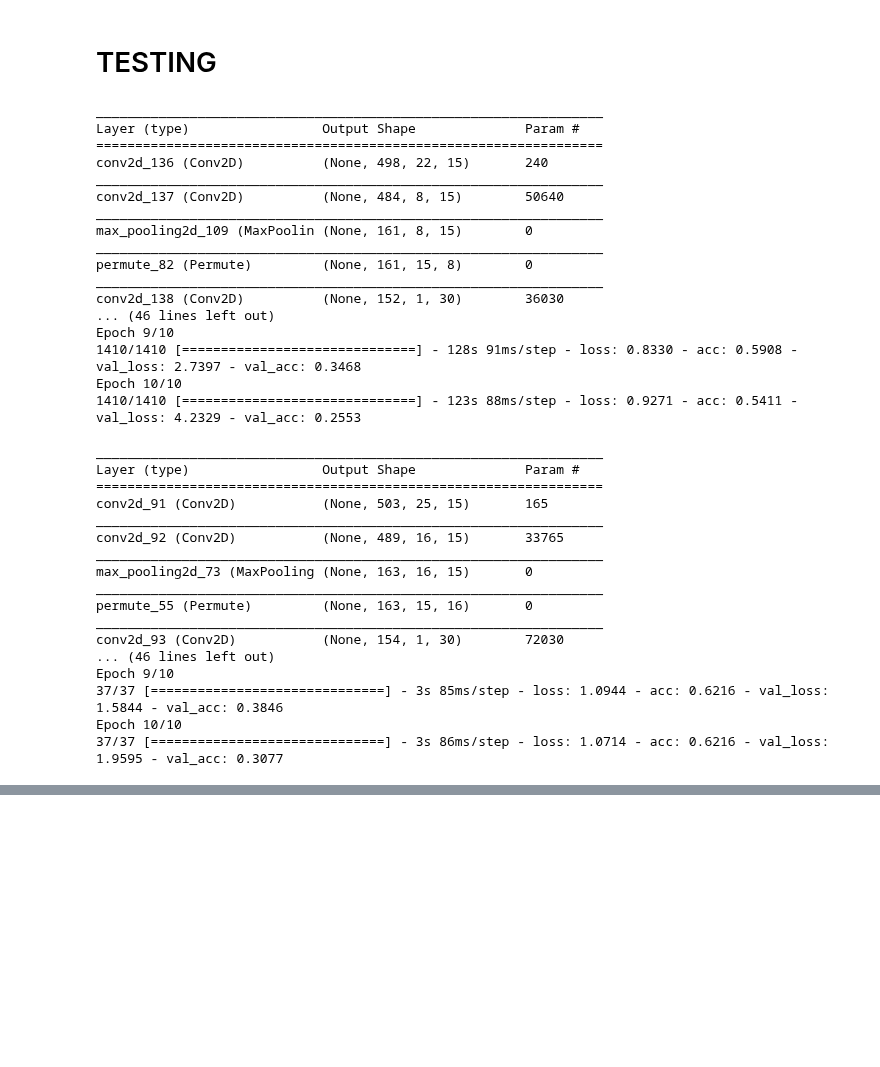
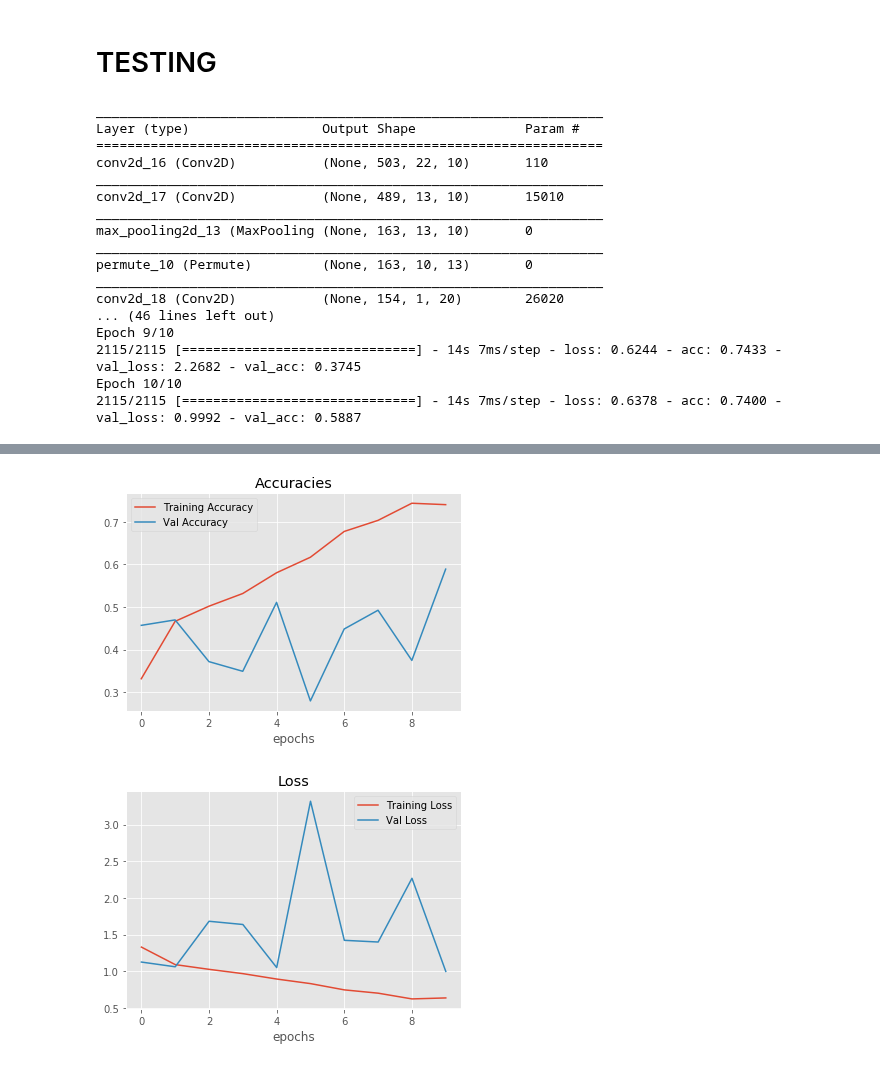
Before and after one commit to kunalpatel1793/Neural-Nets-Final-Project, a Jupyter notebook: DeepConvNet.ipynb, the cells around one changed output, grey strips where cells are left out. Saved outputs shown, nothing was run; the diff lists cells and outputs as text; code cells hidden in the pictures; blank space fills up the shorter version.

Commit message:
cleanup and added plots and testing

```diff
--- a/DeepConvNet.ipynb
+++ b/DeepConvNet.ipynb
@@ -14,8 +14,11 @@ from keras.layers import TimeDistributed
 from keras.layers import Flatten, Reshape
 from keras.utils import to_categorical
 from keras.layers import Activation
+from UtilNNDL import plot_hist
 
-A01T = h5py.File('datasets/A01T_slice.mat','r')
+folder = '/home/carla/Downloads/project_datasets/project_datasets/'
+#folder = 'datasets/'
+A01T = h5py.File(folder+'A01T_slice.mat','r')
 data = np.copy(A01T['image'])
 labels = np.copy(A01T['type'])
 labels = labels[0,0:data.shape[0]:1]
@@ -70,7 +73,7 @@ print test_data.shape
 # %% [markdown]
 # TESTING
 # %%
-num_filters = 15
+num_filters = 10
 model = Sequential()
 model.add(Conv2D(num_filters, kernel_size=(num_filters,1), activation='relu', data_format='channels_last', input_shape=(data2d.shape[1], data2d.shape[2], data2d.shape[3])))
 model.add(Conv2D(num_filters, kernel_size=(15,num_filters), activation='relu') )
@@ -103,64 +106,23 @@ hist = model.fit(train_data,train_labels,epochs=10,validation_split=0.25,batch_s
 _________________________________________________________________
 Layer (type)                 Output Shape              Param #
 =================================================================
-conv2d_136 (Conv2D)          (None, 498, 22, 15)       240
+conv2d_16 (Conv2D)           (None, 503, 22, 10)       110
 _________________________________________________________________
-conv2d_137 (Conv2D)          (None, 484, 8, 15)        50640
+conv2d_17 (Conv2D)           (None, 489, 13, 10)       15010
 _________________________________________________________________
-max_pooling2d_109 (MaxPoolin (None, 161, 8, 15)        0
+max_pooling2d_13 (MaxPooling (None, 163, 13, 10)       0
 _________________________________________________________________
-permute_82 (Permute)         (None, 161, 15, 8)        0
+permute_10 (Permute)         (None, 163, 10, 13)       0
 _________________________________________________________________
-conv2d_138 (Conv2D)          (None, 152, 1, 30)        36030
+conv2d_18 (Conv2D)           (None, 154, 1, 20)        26020
 ... (46 lines left out)
 Epoch 9/10
-1410/1410 [==============================] - 128s 91ms/step - loss: 0.8330 - acc: 0.5908 - val_loss: 2.7397 - val_acc: 0.3468
+2115/2115 [==============================] - 14s 7ms/step - loss: 0.6244 - acc: 0.7433 - val_loss: 2.2682 - val_acc: 0.3745
 Epoch 10/10
-1410/1410 [==============================] - 123s 88ms/step - loss: 0.9271 - acc: 0.5411 - val_loss: 4.2329 - val_acc: 0.2553
+2115/2115 [==============================] - 14s 7ms/step - loss: 0.6378 - acc: 0.7400 - val_loss: 0.9992 - val_acc: 0.5887
-# %%
-model = Sequential()
-model.add(Conv2D(15, kernel_size=(10,1), activation='relu', data_format='channels_last', input_shape=(data2d.shape[1], data2d.shape[2], data2d.shape[3])))
-model.add(Conv2D(15, kernel_size=(15,10), activation='relu') )
-model.add(MaxPooling2D(pool_size=(3,1)))
-model.add(Permute((1,3,2)))
-
-model.add(Conv2D(30, kernel_size=(10,15), activation='relu') )
-model.add(MaxPooling2D(pool_size=(3,1)))
-model.add(Permute((1,3,2)))
-
-model.add(Conv2D(60, kernel_size=(10,30), activation='relu') )
-model.add(MaxPooling2D(pool_size=(3,1)))
-model.add(Permute((1,3,2)))
-
-model.add(Conv2D(120, kernel_size=(10,60), activation='relu') )
-model.add(MaxPooling2D(pool_size=(3,1)))
-model.add(Reshape((120,1)))
-model.add(LSTM(32, return_sequences=True))
-model.add(LSTM(16))
-#model.add(Flatten())
-model.add(BatchNormalization())
-model.add(Dense(4, activation='softmax'))
-model.compile(optimizer = 'adam',
-             loss = 'categorical_crossentropy',
-             metrics=['accuracy'])
-model.summary()
-hist = model.fit(train_data,train_labels,epochs=10,validation_split=0.25,batch_size=32)
-#model.test_on_batch(test_data, test_labels)
-# %% [output]
-_________________________________________________________________
-Layer (type)                 Output Shape              Param #
-=================================================================
-conv2d_91 (Conv2D)           (None, 503, 25, 15)       165
-_________________________________________________________________
-conv2d_92 (Conv2D)           (None, 489, 16, 15)       33765
-_________________________________________________________________
-max_pooling2d_73 (MaxPooling (None, 163, 16, 15)       0
-_________________________________________________________________
-permute_55 (Permute)         (None, 163, 15, 16)       0
-_________________________________________________________________
-conv2d_93 (Conv2D)           (None, 154, 1, 30)        72030
-... (46 lines left out)
-Epoch 9/10
-37/37 [==============================] - 3s 85ms/step - loss: 1.0944 - acc: 0.6216 - val_loss: 1.5844 - val_acc: 0.3846
-Epoch 10/10
-37/37 [==============================] - 3s 86ms/step - loss: 1.0714 - acc: 0.6216 - val_loss: 1.9595 - val_acc: 0.3077
+# %%
+test_score = model.evaluate(test_data, test_labels, batch_size=32)
+print "Test Score: {}".format(test_score)
+plot_hist([hist.history['acc'],hist.history['val_acc']],['Training Accuracy','Val Accuracy'],title='Accuracies')
+plot_hist([hist.history['loss'],hist.history['val_loss']],['Training Loss','Val Loss'],title='Loss')
+# %% [output]
@@ -166,0 +131,2 @@ Epoch 10/10
+[figure, added]
+[figure, added]
```
Also changed, not shown: parts of 1 cell of this notebook.
